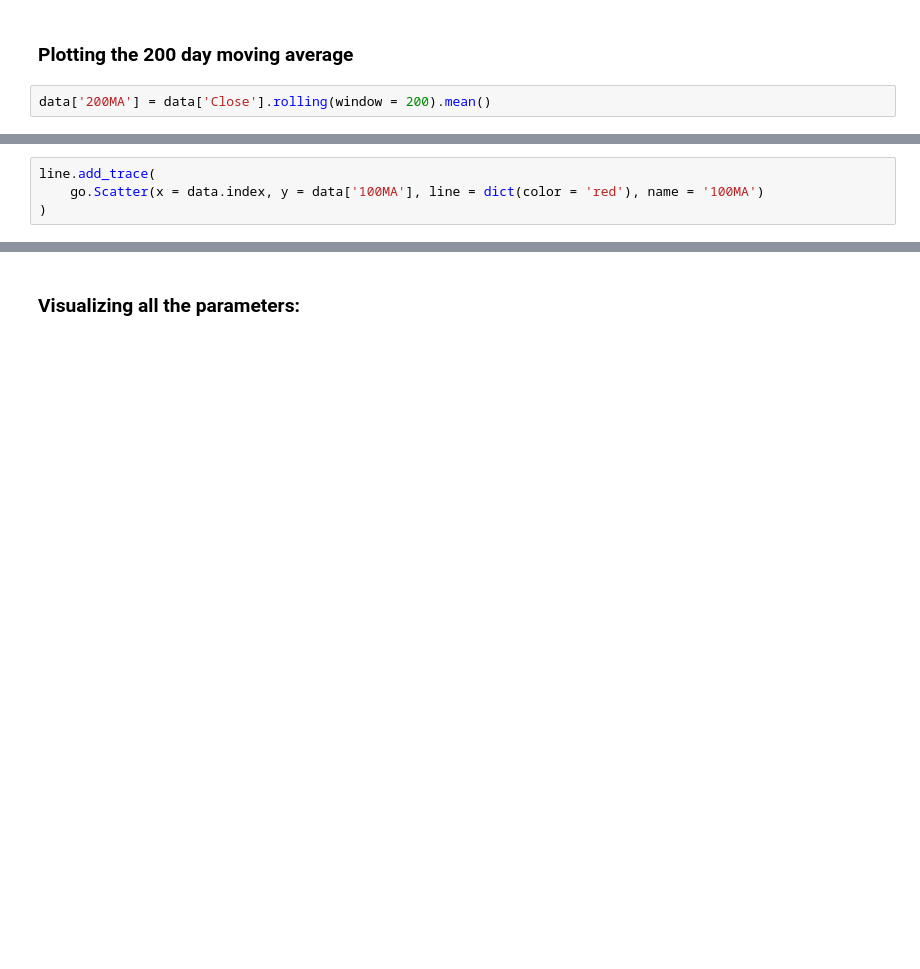
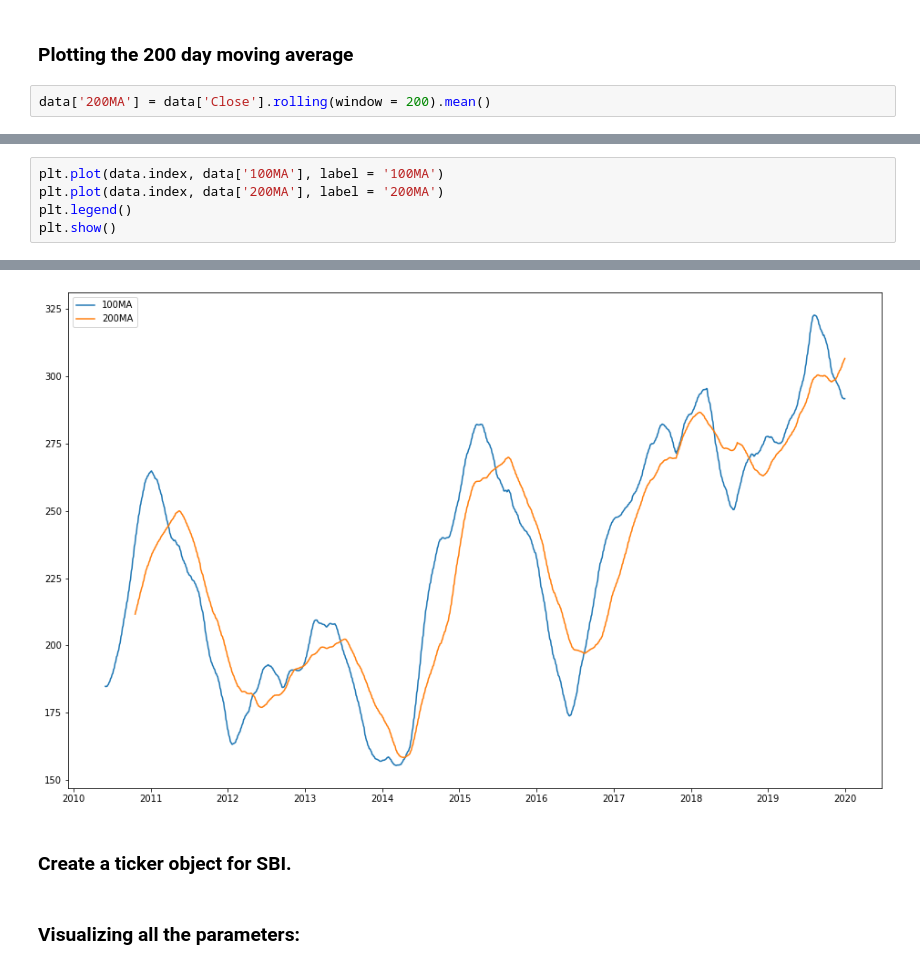
Before and after one commit to Ritesh7766/Stock-Trend-Prediction, a Jupyter notebook: trend_prediction.ipynb, the cells around one changed output, grey strips where cells are left out. Cells and saved outputs as stored; diff of their text form; blank space fills up the shorter version.

```diff
--- a/trend_prediction.ipynb
+++ b/trend_prediction.ipynb
@@ -105,5 +102,6 @@ ma200.show()
 # %%
-line.add_trace(
-    go.Scatter(x = data.index, y = data['100MA'], line = dict(color = 'red'), name = '100MA')
-)
+plt.plot(data.index, data['100MA'], label = '100MA')
+plt.plot(data.index, data['200MA'], label = '200MA')
+plt.legend()
+plt.show()
 # %% [output]
@@ -111,3 +108,6 @@ line.add_trace(
+[figure, added]
+# %% [markdown]
+### Create a ticker object for SBI.
 # %% [markdown]
 ### Visualizing all the parameters:
 # %%
```
Also changed, not shown: parts of 17 cells of this notebook, 44 other files.
